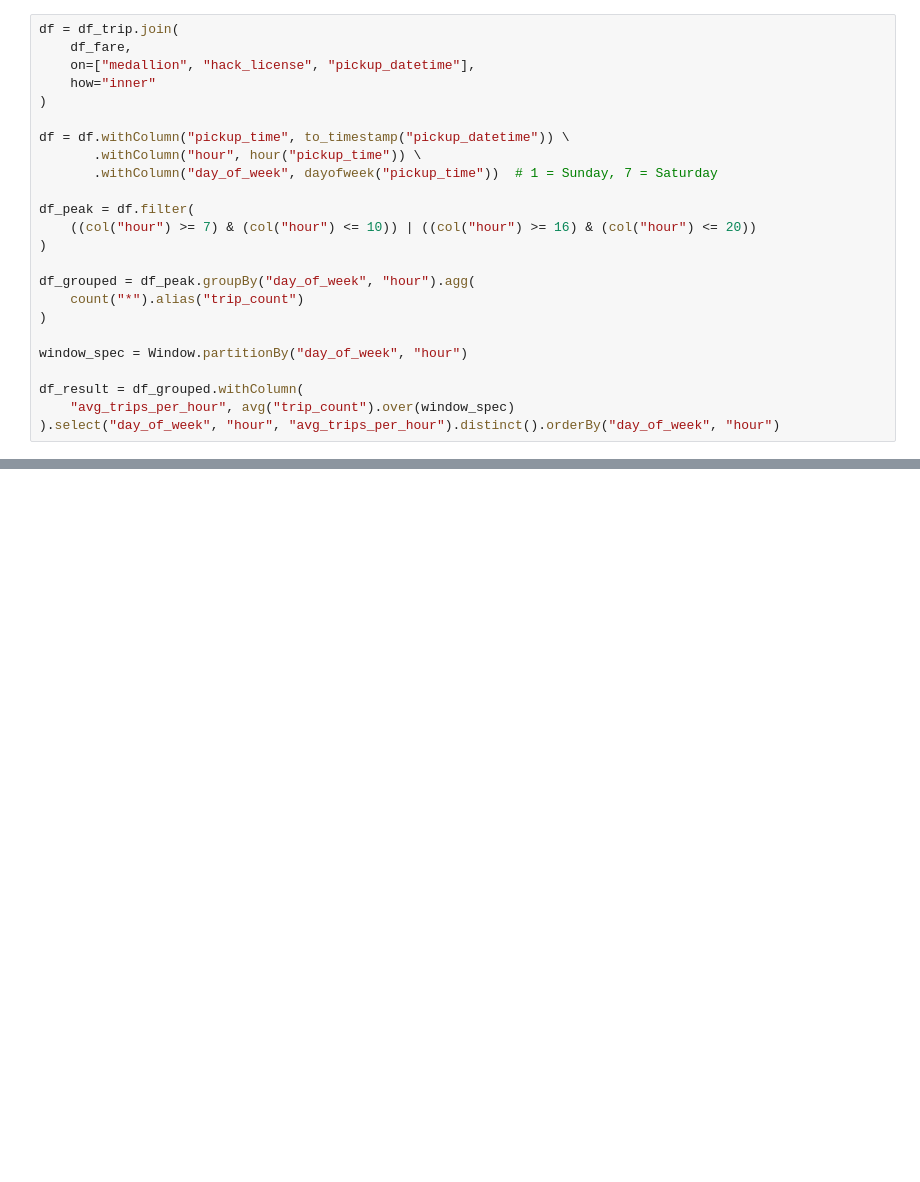
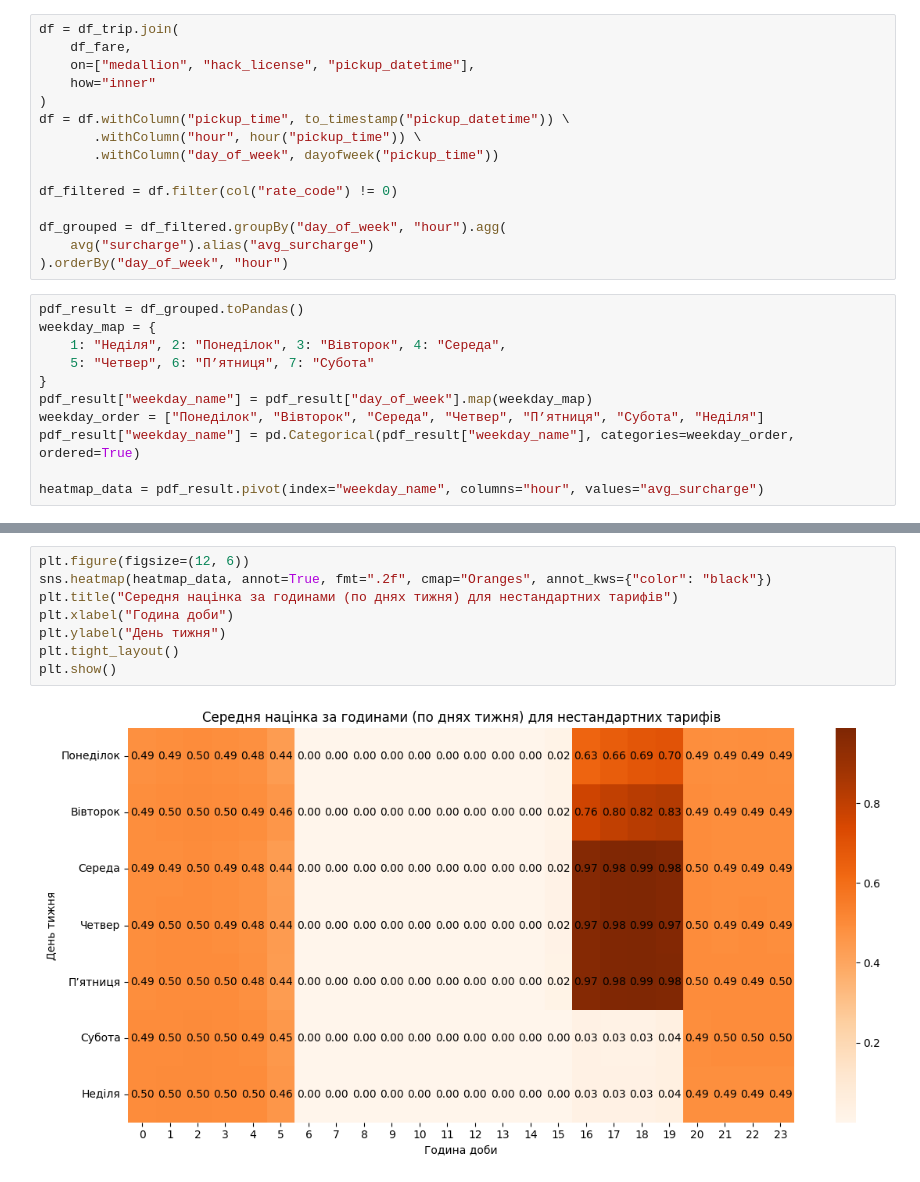
Before and after one commit to SeeenyaOhar/nyc-taxi-spark-project, a Jupyter notebook: arsenii/1.ipynb, the cells around one changed output, grey strips where cells are left out. Drawn from its saved outputs; the diff is of its cells as text; blank space fills up the shorter version.

```diff
--- a/arsenii/1.ipynb
+++ b/arsenii/1.ipynb
@@ -24,21 +31,23 @@ df = df_trip.join(
     on=["medallion", "hack_license", "pickup_datetime"],
     how="inner"
 )
-
 df = df.withColumn("pickup_time", to_timestamp("pickup_datetime")) \
        .withColumn("hour", hour("pickup_time")) \
-       .withColumn("day_of_week", dayofweek("pickup_time"))  # 1 = Sunday, 7 = Saturday
+       .withColumn("day_of_week", dayofweek("pickup_time"))
 
-df_peak = df.filter(
-    ((col("hour") >= 7) & (col("hour") <= 10)) | ((col("hour") >= 16) & (col("hour") <= 20))
-)
+df_filtered = df.filter(col("rate_code") != 0)
 
-df_grouped = df_peak.groupBy("day_of_week", "hour").agg(
-    count("*").alias("trip_count")
-)
-
-window_spec = Window.partitionBy("day_of_week", "hour")
-
-df_result = df_grouped.withColumn(
-    "avg_trips_per_hour", avg("trip_count").over(window_spec)
-).select("day_of_week", "hour", "avg_trips_per_hour").distinct().orderBy("day_of_week", "hour")
+df_grouped = df_filtered.groupBy("day_of_week", "hour").agg(
+    avg("surcharge").alias("avg_surcharge")
+).orderBy("day_of_week", "hour")
+# %%
+pdf_result = df_grouped.toPandas()
+weekday_map = {
+    1: "Неділя", 2: "Понеділок", 3: "Вівторок", 4: "Середа",
+    5: "Четвер", 6: "П’ятниця", 7: "Субота"
+}
+pdf_result["weekday_name"] = pdf_result["day_of_week"].map(weekday_map)
+weekday_order = ["Понеділок", "Вівторок", "Середа", "Четвер", "П’ятниця", "Субота", "Неділя"]
+pdf_result["weekday_name"] = pd.Categorical(pdf_result["weekday_name"], categories=weekday_order, ordered=True)
+
+heatmap_data = pdf_result.pivot(index="weekday_name", columns="hour", values="avg_surcharge")
@@ -45 +61,11 @@ df_result = df_grouped.withColumn(
+# %%
+plt.figure(figsize=(12, 6))
+sns.heatmap(heatmap_data, annot=True, fmt=".2f", cmap="Oranges", annot_kws={"color": "black"})
+plt.title("Середня націнка за годинами (по днях тижня) для нестандартних тарифів")
+plt.xlabel("Година доби")
+plt.ylabel("День тижня")
+plt.tight_layout()
+plt.show()
+# %% [output]
+[figure, added]
 # %%
```
Also changed, not shown: parts of 6 cells of this notebook, 4 other files.
